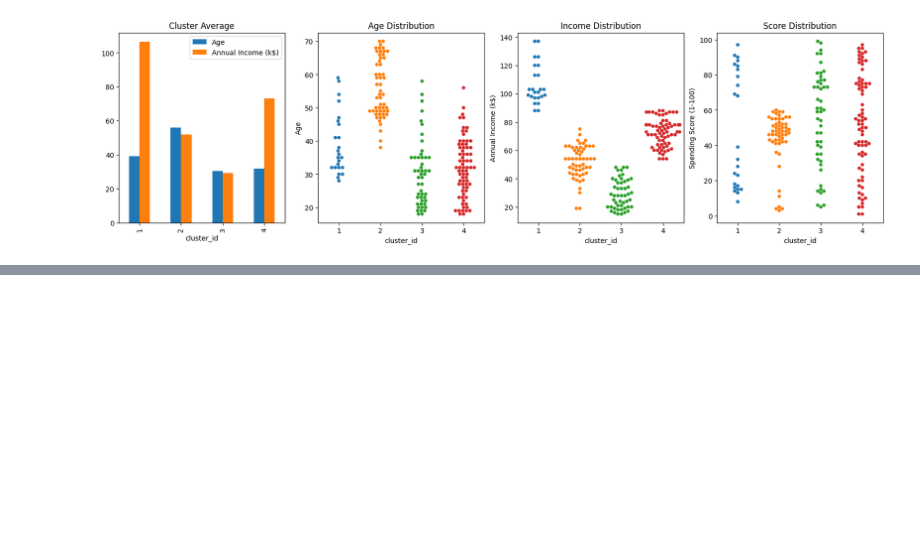
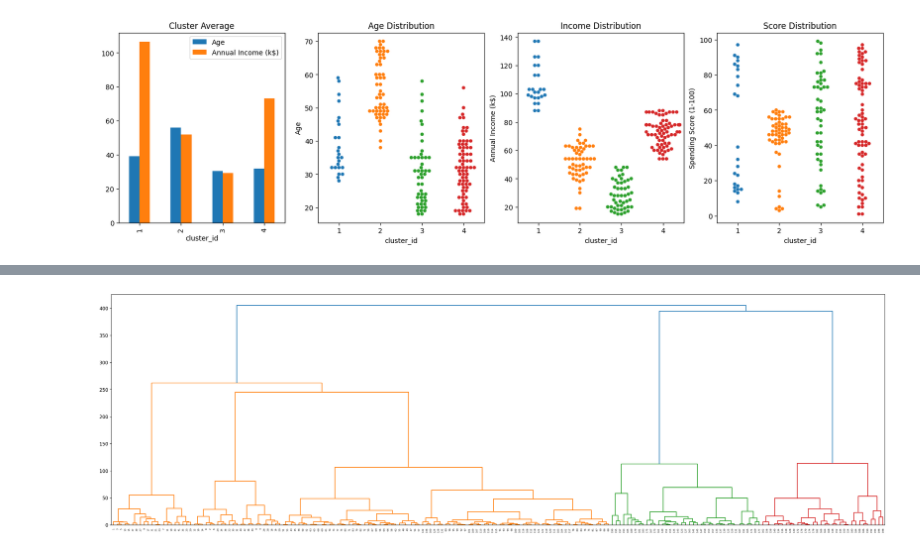
Before and after one commit to AkiraNom/data-analysis-notebook, a Jupyter notebook: Customer_segmentation.ipynb, the cells around one changed output, grey strips where cells are left out. Cells and saved outputs as stored; diff of their text form; code cells hidden in the pictures; blank space fills up the shorter version.

```diff
--- a/Customer_segmentation.ipynb
+++ b/Customer_segmentation.ipynb
@@ -294,0 +379,14 @@ ax[3].set_title('Score Distribution');
+# %%
+from scipy.cluster.hierarchy import dendrogram, linkage
+df_link = df.loc[:,[Income, Score]]
+
+linkage_result = linkage(df_link, method="ward", metric="euclidean")
+fig = plt.figure(num=None, figsize=(30, 9), dpi=200, facecolor='w', edgecolor='k')
+dendrogram(linkage_result, labels=df_link.index)
+plt.xticks(rotation=90)
+plt.show()
+
+#save fig
+# fig.savefig("dendrogram.png")
+# %% [output]
+[figure, added]
```
Also changed, not shown: parts of 21 cells of this notebook.
